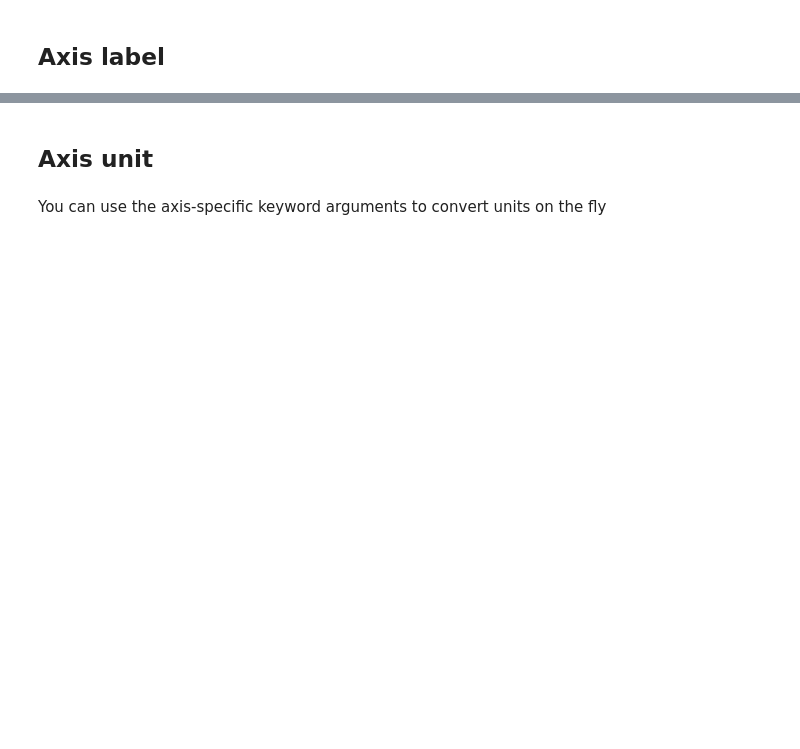
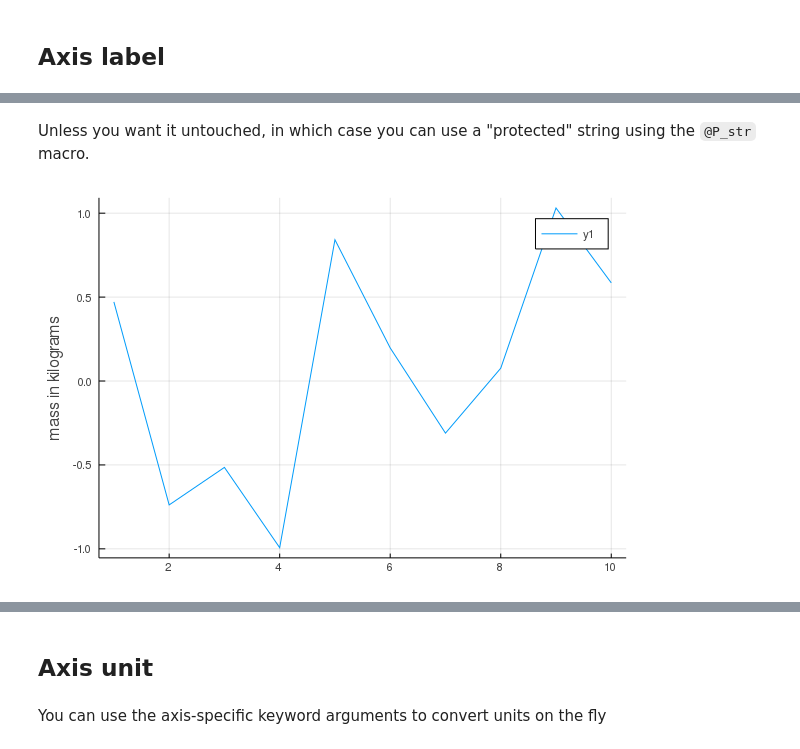
Before and after one commit to jw3126/UnitfulRecipes.jl, a Jupyter notebook: dev/notebooks/1_Examples.ipynb, the cells around one changed output, grey strips where cells are left out. Drawn from its saved outputs; the diff is of its cells as text; code cells hidden in the pictures; blank space fills up the shorter version.

```diff
--- a/dev/notebooks/1_Examples.ipynb
+++ b/dev/notebooks/1_Examples.ipynb
@@ -25,0 +26,6 @@ plot(y, ylabel="mass")
+# %% [markdown]
+Unless you want it untouched, in which case you can use a "protected" string using the `@P_str` macro.
+# %%
+plot(y, ylabel=P"mass in kilograms")
+# %% [output]
+[figure, added]
```
Also changed, not shown: parts of 12 cells of this notebook, 5 other files.
